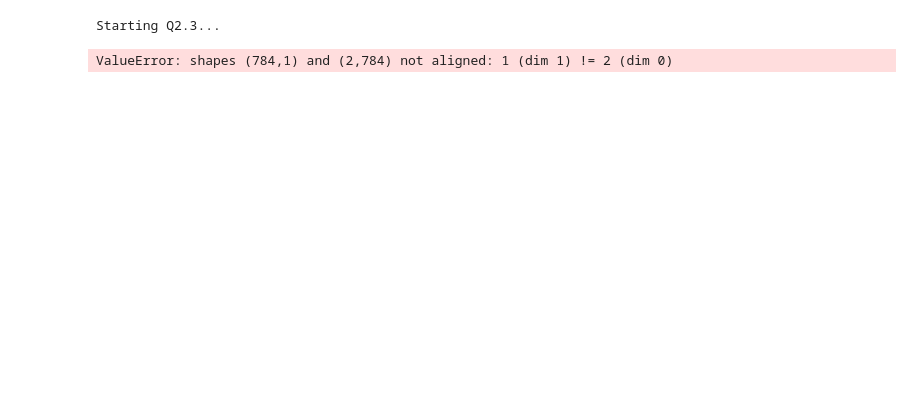
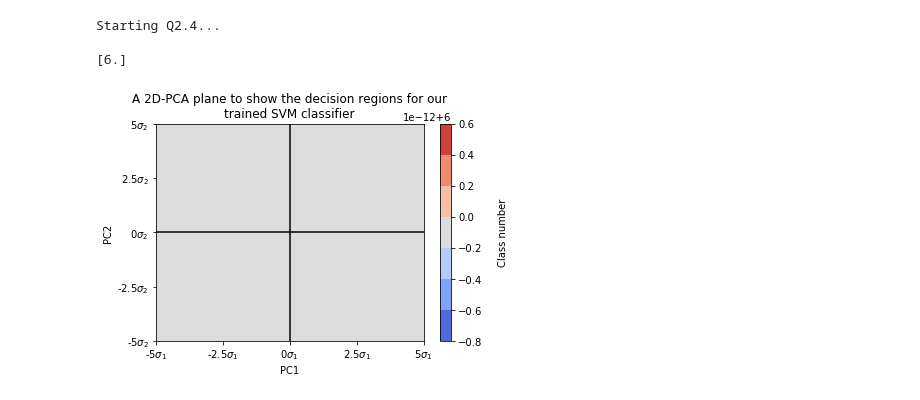
Before and after one commit to hwixley/IAML-cwk2, a Jupyter notebook: INFR10069-2020-CW2/templates/iaml01cw2_q2.ipynb, the cells around one changed output. Saved outputs shown, nothing was run; the diff lists cells and outputs as text; code cells hidden in the pictures; blank space fills up the shorter version.

```diff
--- a/INFR10069-2020-CW2/templates/iaml01cw2_q2.ipynb
+++ b/INFR10069-2020-CW2/templates/iaml01cw2_q2.ipynb
@@ -257,8 +326,10 @@ def iaml01cw2_q2_6():
 
 #
 # iaml01cw2_q2_6()   # comment this out when you run the function
-# %%
-iaml01cw2_q2_3()
-# %% [output]
-Starting Q2.3...
-ValueError: shapes (784,1) and (2,784) not aligned: 1 (dim 1) != 2 (dim 0)
+# %%
+iaml01cw2_q2_4()
+# %% [output]
+Starting Q2.4...
+
+[6.]
+[figure, added]
```
Also changed, not shown: parts of 1 cell of this notebook, 1 other file.
